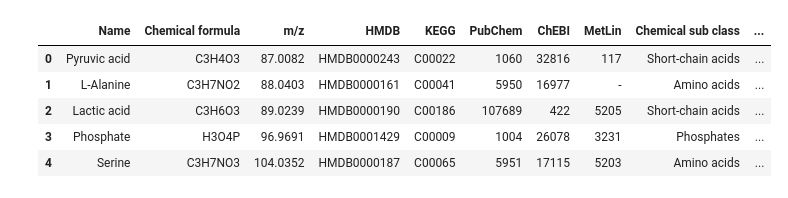
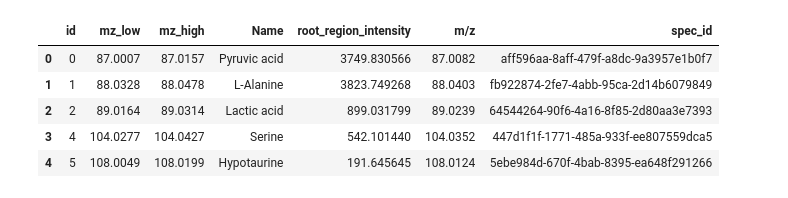
Before and after one commit to Nikhitha-N/protein_spectrometry_data, a Jupyter notebook: training.ipynb, the cells around one changed output. Cells and saved outputs as stored; diff of their text form; code cells hidden in the pictures.

```diff
--- a/training.ipynb
+++ b/training.ipynb
@@ -2,12 +2,12 @@
 import numpy as np
 import pandas as pd
 # %%
-df=pd.read_csv('data/input_data.csv')
+df=pd.read_csv('data/training_data.csv')
 df.head()
 # %% [output]
-|  | Name | Chemical formula | m/z | HMDB | KEGG | PubChem | ChEBI | MetLin | Chemical sub class | ... |
-| 0 | Pyruvic acid | C3H4O3 | 87.0082 | HMDB0000243 | C00022 | 1060 | 32816 | 117 | Short-chain acids | ... |
-| 1 | L-Alanine | C3H7NO2 | 88.0403 | HMDB0000161 | C00041 | 5950 | 16977 | - | Amino acids | ... |
-| 2 | Lactic acid | C3H6O3 | 89.0239 | HMDB0000190 | C00186 | 107689 | 422 | 5205 | Short-chain acids | ... |
-| 3 | Phosphate | H3O4P | 96.9691 | HMDB0001429 | C00009 | 1004 | 26078 | 3231 | Phosphates | ... |
-| 4 | Serine | C3H7NO3 | 104.0352 | HMDB0000187 | C00065 | 5951 | 17115 | 5203 | Amino acids | ... |
+|  | id | mz_low | mz_high | Name | root_region_intensity | m/z | spec_id |
+| 0 | 0 | 87.0007 | 87.0157 | Pyruvic acid | 3749.830566 | 87.0082 | aff596aa-8aff-479f-a8dc-9a3957e1b0f7 |
+| 1 | 1 | 88.0328 | 88.0478 | L-Alanine | 3823.749268 | 88.0403 | fb922874-2fe7-4abb-95ca-2d14b6079849 |
+| 2 | 2 | 89.0164 | 89.0314 | Lactic acid | 899.031799 | 89.0239 | 64544264-90f6-4a16-8f85-2d80aa3e7393 |
+| 3 | 4 | 104.0277 | 104.0427 | Serine | 542.101440 | 104.0352 | 447d1f1f-1771-485a-933f-ee807559dca5 |
+| 4 | 5 | 108.0049 | 108.0199 | Hypotaurine | 191.645645 | 108.0124 | 5ebe984d-670f-4bab-8395-ea648f291266 |
```
Also changed, not shown: parts of 18 cells of this notebook.
